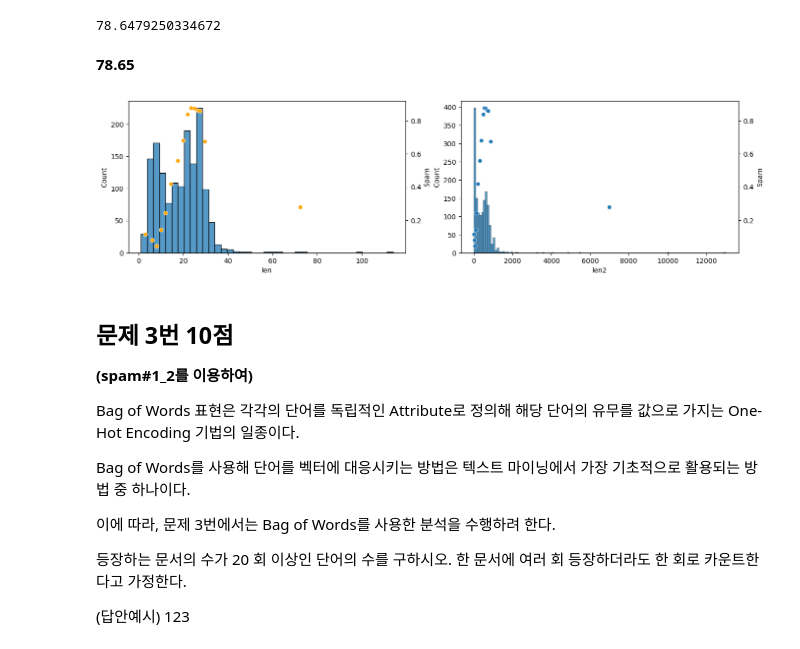
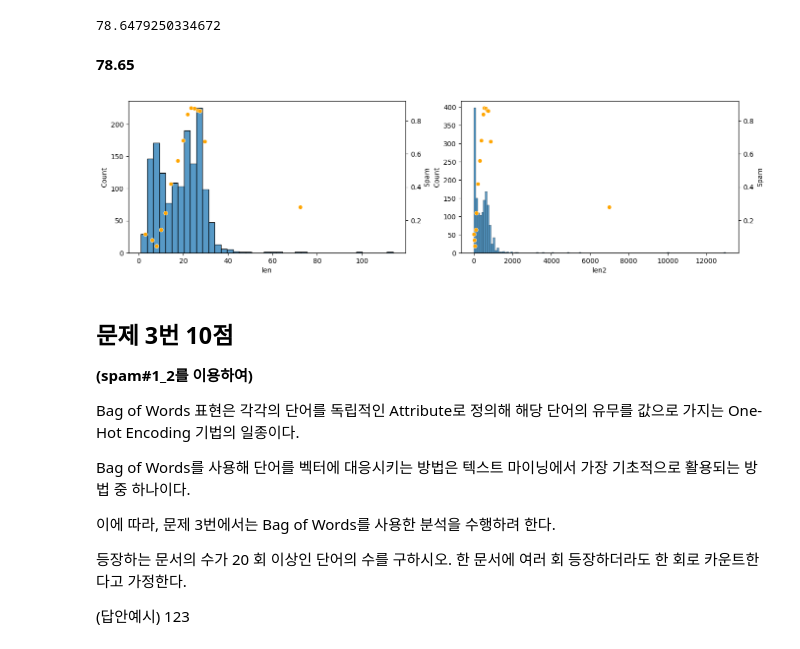
Before and after one commit to sunkusun9/prods_pro, a Jupyter notebook: prof2103_prob1.ipynb, the cells around one changed output. Saved outputs shown, nothing was run; the diff lists cells and outputs as text; code cells hidden in the pictures.

```diff
--- a/prof2103_prob1.ipynb
+++ b/prof2103_prob1.ipynb
@@ -369,24 +377,24 @@ clf_lr.fit(df_spam2[X_lr], df_spam2['Spam'])
 accuracy_score(df_spam2['Spam'], clf_lr.predict(df_spam2[X_lr])) * 100
 # %% [output]
 78.6479250334672
-# %% [markdown]
-**78.65**
-# %%
-# 연속 변수와 대상 변수와의 관계를 보여주는 차트입니다.
-# Histogram으로 변수의 분포를 보이면서
-# 변수의 구간을 나누고 구간에서의 대상 변수의 평균을 우측의 축을 잡아
-# scatterplot으로 보입으로써 분포에 따른 대상 변수으 경향을 보여 줍니다.
-
-fig, axes = plt.subplots(1, 2, figsize=(16, 4))
-s_len = df_spam2.groupby(pd.qcut(df_spam2['len'], q=15, duplicates='drop'))['Spam'].mean()
-sns.histplot(data=df_spam2, x='len', ax=axes[0])
-sns.scatterplot(x=s_len.index.map(lambda x: (x.left + x.right) / 2), y=s_len, ax=axes[0].twinx(), color='orange')
-s_len2 = df_spam2.groupby(pd.qcut(df_spam2['len2'], q=15, duplicates='drop'))['Spam'].mean()
-sns.histplot(data=df_spam2, x='len2', ax=axes[1])
-sns.scatterplot(x=s_len2.index.map(lambda x: (x.left + x.right) / 2), y=s_len2, ax=axes[1].twinx())
-plt.show()
-# %% [output]
-[figure, removed]
+# %% [markdown]
+**78.65**
+# %%
+# 연속 변수와 대상 변수와의 관계를 보여주는 차트입니다.
+# Histogram으로 변수의 분포를 보이면서
+# 변수의 구간을 나누고 구간에서의 대상 변수의 평균을 우측의 축을 잡아
+# scatterplot으로 보입으로써 분포에 따른 대상 변수으 경향을 보여 줍니다.
+
+fig, axes = plt.subplots(1, 2, figsize=(16, 4))
+s_len = df_spam2.groupby(pd.qcut(df_spam2['len'], q=15, duplicates='drop'))['Spam'].mean()
+sns.histplot(data=df_spam2, x='len', ax=axes[0])
+sns.scatterplot(x=s_len.index.map(lambda x: (x.left + x.right) / 2), y=s_len, ax=axes[0].twinx(), color='orange')
+s_len2 = df_spam2.groupby(pd.qcut(df_spam2['len2'], q=15, duplicates='drop'))['Spam'].mean()
+sns.histplot(data=df_spam2, x='len2', ax=axes[1])
+sns.scatterplot(x=s_len2.index.map(lambda x: (x.left + x.right) / 2), y=s_len2, ax=axes[1].twinx(), color='orange')
+plt.show()
+# %% [output]
+[figure, added]
 # %% [markdown]
 ## 문제 3번 10점
 
```
Also changed, not shown: parts of 24 cells of this notebook.
